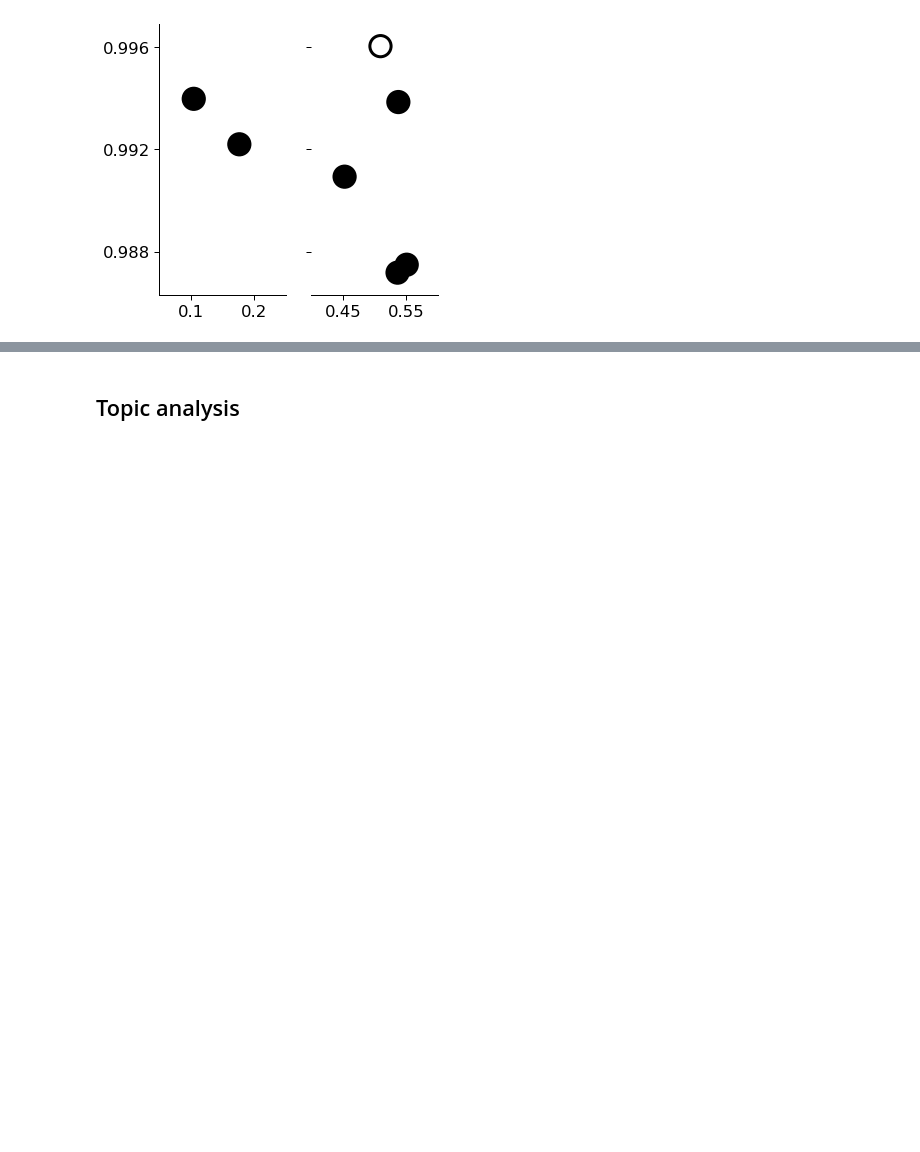
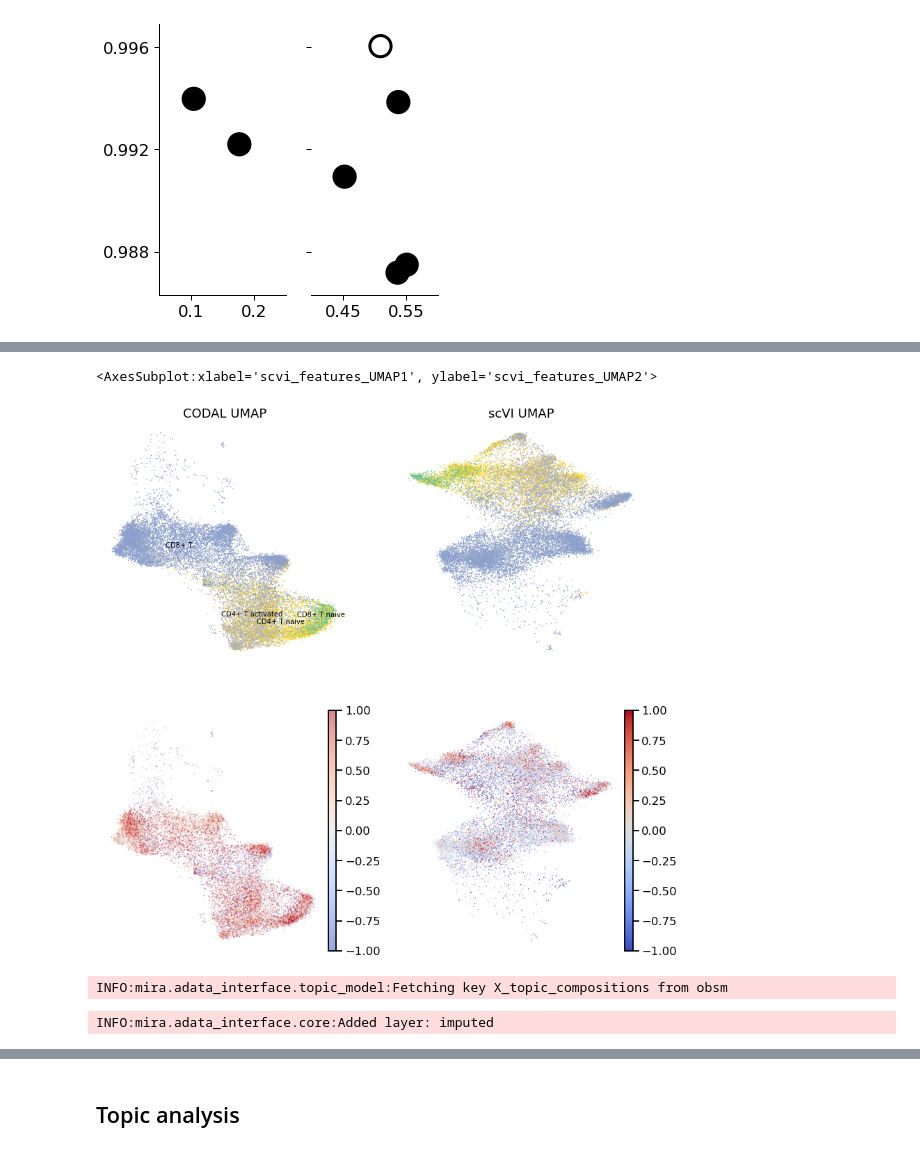
Before and after one commit to AllenWLynch/CODA-reproduction, a Jupyter notebook: F1_silhouette_scoring.ipynb, the cells around one changed output, grey strips where cells are left out. Saved outputs shown, nothing was run; the diff lists cells and outputs as text; code cells hidden in the pictures; blank space fills up the shorter version.

```diff
--- a/F1_silhouette_scoring.ipynb
+++ b/F1_silhouette_scoring.ipynb
@@ -431,0 +437,28 @@ ax.spines['left'].set_visible(False)
+# %%
+fig, ax = plt.subplots(2,2,figsize=(14,14))
+sc.pl.embedding(tcells, color = 'cell_type', ax = ax[0,0], frameon=False, s = 10, palette= 'Set2_r',
+              legend_loc= 'on data', legend_fontsize = 10, legend_fontweight=300,
+               show = False, alpha = 1., basis = 'MIRA_umap_features_UMAP',
+               title = 'CODAL UMAP')
+
+sc.pl.embedding(tcells, color = 'cell_type', ax = ax[0,1], s = 10, #palette= dt.bonemarrow.colors.CELL_PALETTE,
+             legend_loc='none',#legend_loc= 'on data', legend_fontsize = 10, legend_fontweight=300,
+                show = False, alpha = 1., basis = 'scvi_features_UMAP', frameon=False,
+               title = 'scVI UMAP')
+
+
+sc.pl.embedding(tcells, color = 'diff_silhouette', ax= ax[1,0], show = False,
+           color_map='coolwarm', vmin = -1, vmax = 1, title = '',
+          frameon=False, basis = 'MIRA_umap_features_UMAP', s= 10, alpha = 0.5)
+
+sc.pl.embedding(tcells, color = 'diff_silhouette_2', ax= ax[1,1], show = False,
+           color_map='coolwarm', vmin = -1, vmax = 1, title = '',
+          frameon=False, basis = 'scvi_features_UMAP')
+# %% [output]
+<AxesSubplot:xlabel='scvi_features_UMAP1', ylabel='scvi_features_UMAP2'>
+[figure, added]
+# %%
+mira_model.impute(tcells)
+# %% [output]
+INFO:mira.adata_interface.topic_model:Fetching key X_topic_compositions from obsm
+INFO:mira.adata_interface.core:Added layer: imputed
```
Also changed, not shown: parts of 24 cells of this notebook, 6 other files.
